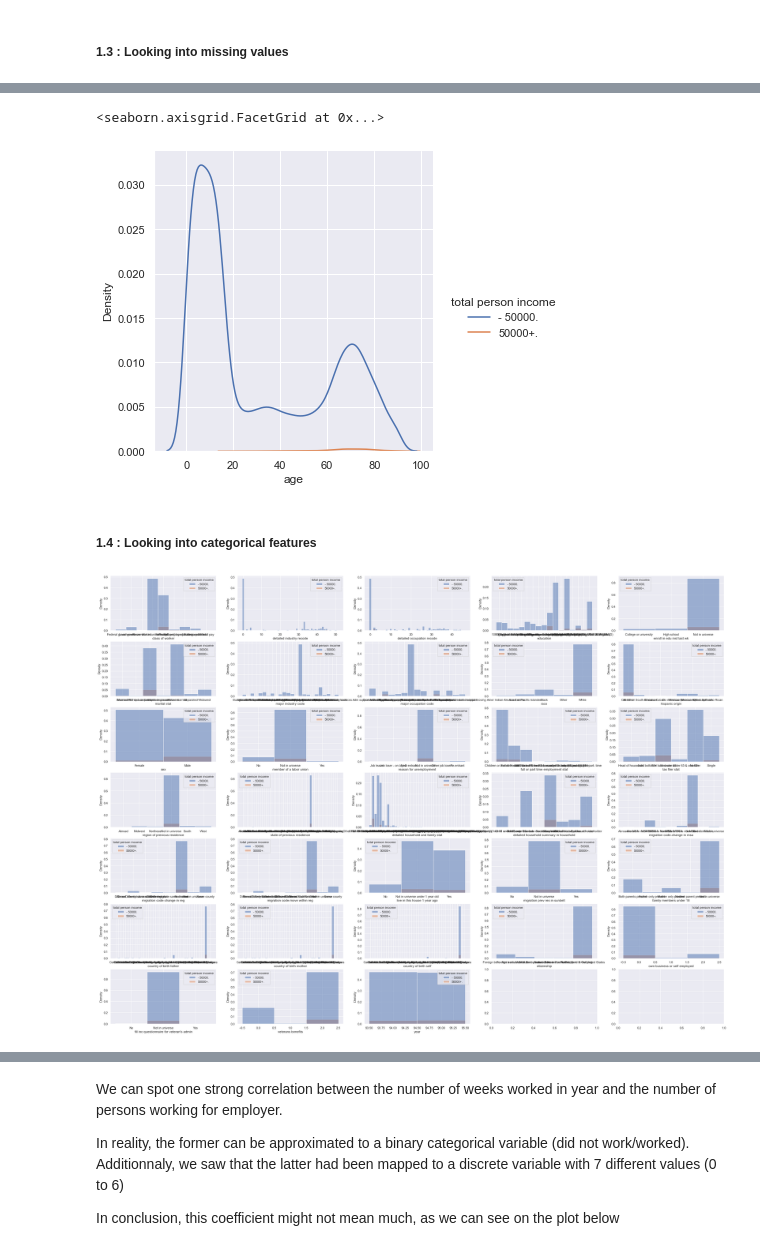
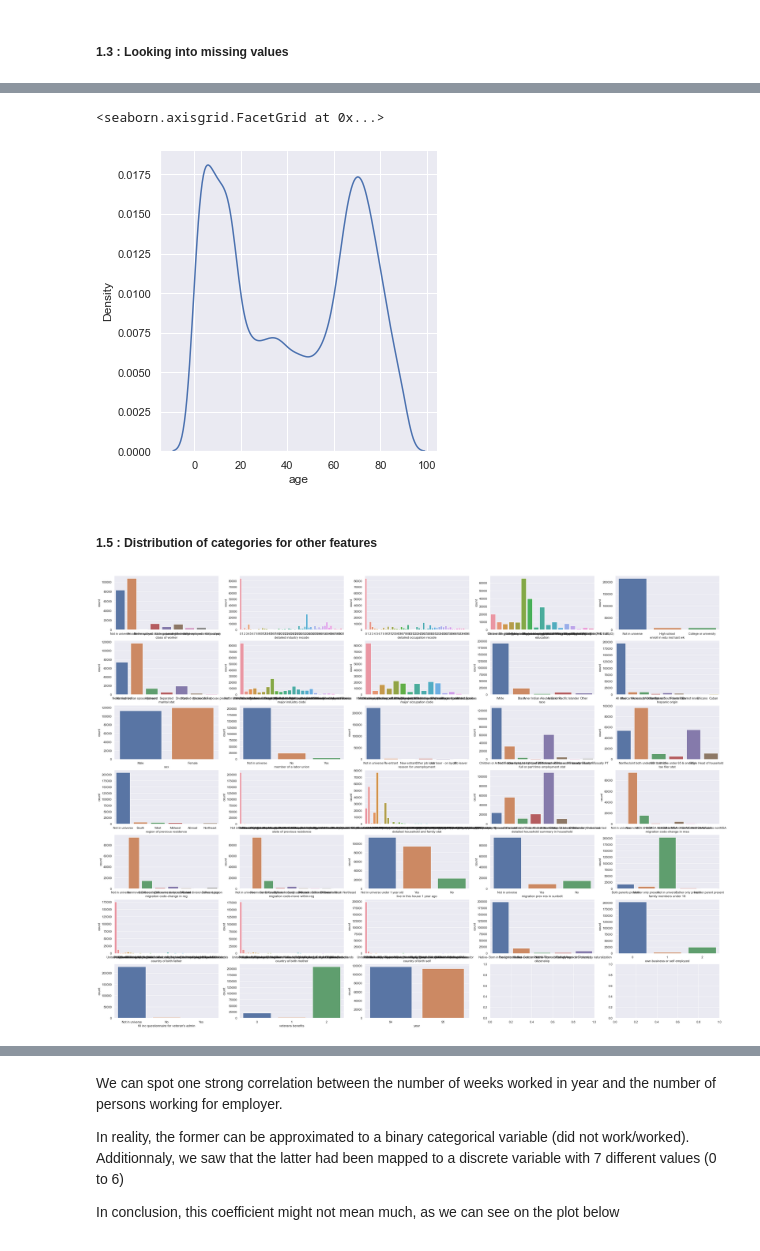
Before and after one commit to jboistard/dataiku_assessment, a Jupyter notebook: 1_EDA.ipynb, the cells around one changed output, grey strips where cells are left out. Drawn from its saved outputs; the diff is of its cells as text; code cells hidden in the pictures.

```diff
--- a/1_EDA.ipynb
+++ b/1_EDA.ipynb
@@ -162,0 +128,20 @@ KeyboardInterrupt:
+# %%
+train_without_dc = train_without_duplicates.sort_values(
+    "instance weight",
+    ascending=False
+).drop_duplicates(
+    subset=list(train_without_duplicates.drop(["instance weight", "total person income"],axis=1).columns),
+    keep="first"
+)
+
+test_without_dc = test_without_duplicates.sort_values(
+    "instance weight",
+    ascending=False
+).drop_duplicates(
+    subset=list(test_without_duplicates.drop(["instance weight", "total person income"],axis=1).columns),
+    keep="first"
+)
+
+# Quick verification that we have exactly the initial number of entries minus the previously identified number of conflicts in each set
+print("Dropped entries for train set : ", len(train_without_duplicates) - len(train_without_dc))
+print("Dropped entries for test set : ", len(test_without_duplicates) - len(test_without_dc))
@@ -163,14 +163,14 @@ KeyboardInterrupt:
+# %%
+train_without_dc.to_csv("data/train_clean.csv", index=False)
+test_without_dc.to_csv("data/test_clean.csv", index=False)
+
+data = pd.concat([train_without_dc, test_without_dc], ignore_index=True)
 # %% [markdown]
 ##### **1.3 : Looking into missing values**
 # %%
 # Identify categorical columns in the dataset (pre-identified in metadata file)
-num_cols = ["age", "wage per hour", "capital gains", "capital losses", "dividends from stocks", "num persons worked for employer", "weeks worked in year", "instance weight"]
-cat_cols = [col for col in train.columns if col not in num_cols and col != "total person income"]
-
-train["set"] = "train"
-test["set"] = "test"
-
-data = pd.concat([train, test], ignore_index=True)
+num_cols = ["age", "wage per hour", "capital gains", "capital losses", "dividends from stocks", "num persons worked for employer", "weeks worked in year"]
+cat_cols = [col for col in train.columns if col not in num_cols and col not in ["total person income", "instance weight"]]
 # %%
 import seaborn as sns
 import matplotlib.pyplot as plt
@@ -261,15 +250,15 @@ dividends from stocks : 0.10824132626901384
 # %%
 # This plot shows the age distribution for people who did not work during the year but are not identified as 'unemployed' either
-sns.displot(data[(data["weeks worked in year"] == 0) & (data["reason for unemployment"] == "Not in universe")], x="age", kind="kde", hue="total person income")
+sns.displot(data[(data["weeks worked in year"] == 0) & (data["reason for unemployment"] == "Not in universe")], x="age", kind="kde")
 # %% [output]
 <seaborn.axisgrid.FacetGrid at 0x...>
-[figure, old version]
+[figure, new version]
-# %% [markdown]
-##### 1.4 : Looking into categorical features
+# %% [markdown]
+##### **1.5 : Distribution of categories for other features**
 # %%
-# Show bar chart for categorical features distribution
+# Show bar charts for categorical features distribution
 fig, axs = plt.subplots(nrows=7, ncols=5, figsize=(40, 30))
 for i, col in enumerate(cat_cols):
-    sns.histplot(data, x=col, hue="total person income", stat="density", ax=axs.flatten()[i])
+    sns.countplot(data=data, x=col, ax=axs.flatten()[i])
 # %% [output]
-[figure, old version]
+[figure, new version]
```
Also changed, not shown: parts of 30 cells of this notebook.
